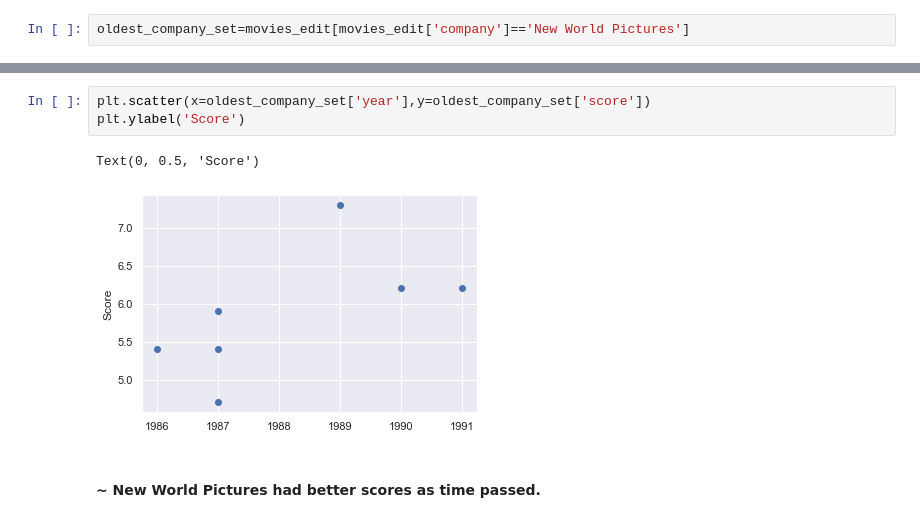
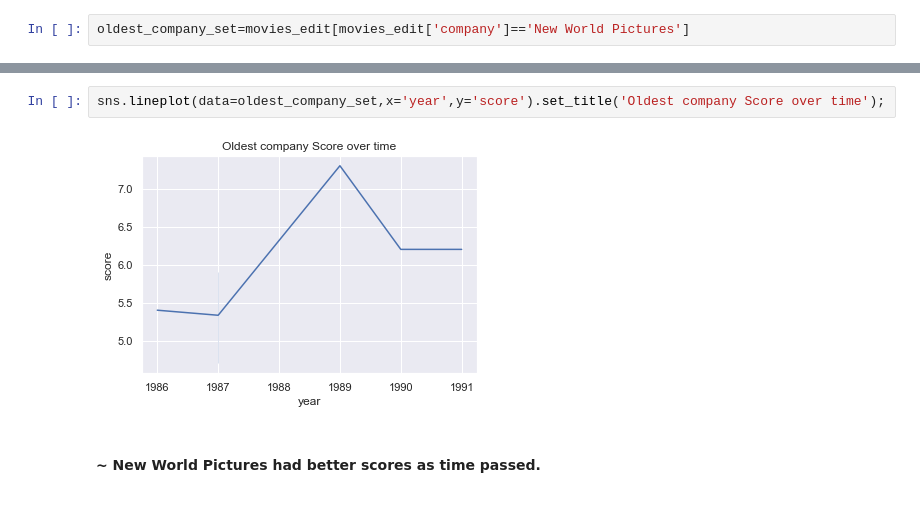
Before and after one commit to pranav2001/Movie_analysis, a Jupyter notebook: movie_kaggle_eda.ipynb, the cells around one changed output, grey strips where cells are left out. Drawn from its saved outputs; the diff is of its cells as text.

```diff
--- a/movie_kaggle_eda.ipynb
+++ b/movie_kaggle_eda.ipynb
@@ -179,12 +213,10 @@ oldest_company_set
 | 445 | 3000000.0 | New World Pictures | USA | Michael Lehmann | Comedy | 1108462.0 | Heathers | R | 1989-03-31 | 103 | 7.3 | ... |
 | 727 | 7000000.0 | New World Pictures | USA | Steve Miner | Action | 9094451.0 | Warlock | R | 1991-01-11 | 103 | 6.2 | ... |
 | 926 | 0.0 | New World Pictures | USA | Tony Scott | Action | 15650000.0 | Revenge | R | 1990-02-16 | 124 | 6.2 | ... |
-# %%
-plt.scatter(x=oldest_company_set['year'],y=oldest_company_set['score'])
-plt.ylabel('Score')
-# %% [output]
-Text(0, 0.5, 'Score')
-[figure, removed]
+# %%
+sns.lineplot(data=oldest_company_set,x='year',y='score').set_title('Oldest company Score over time');
+# %% [output]
+[figure, added]
 # %% [markdown]
 #### ~ New World Pictures had better scores as time passed.
 # %% [markdown]
```
Also changed, not shown: parts of 17 cells of this notebook.
